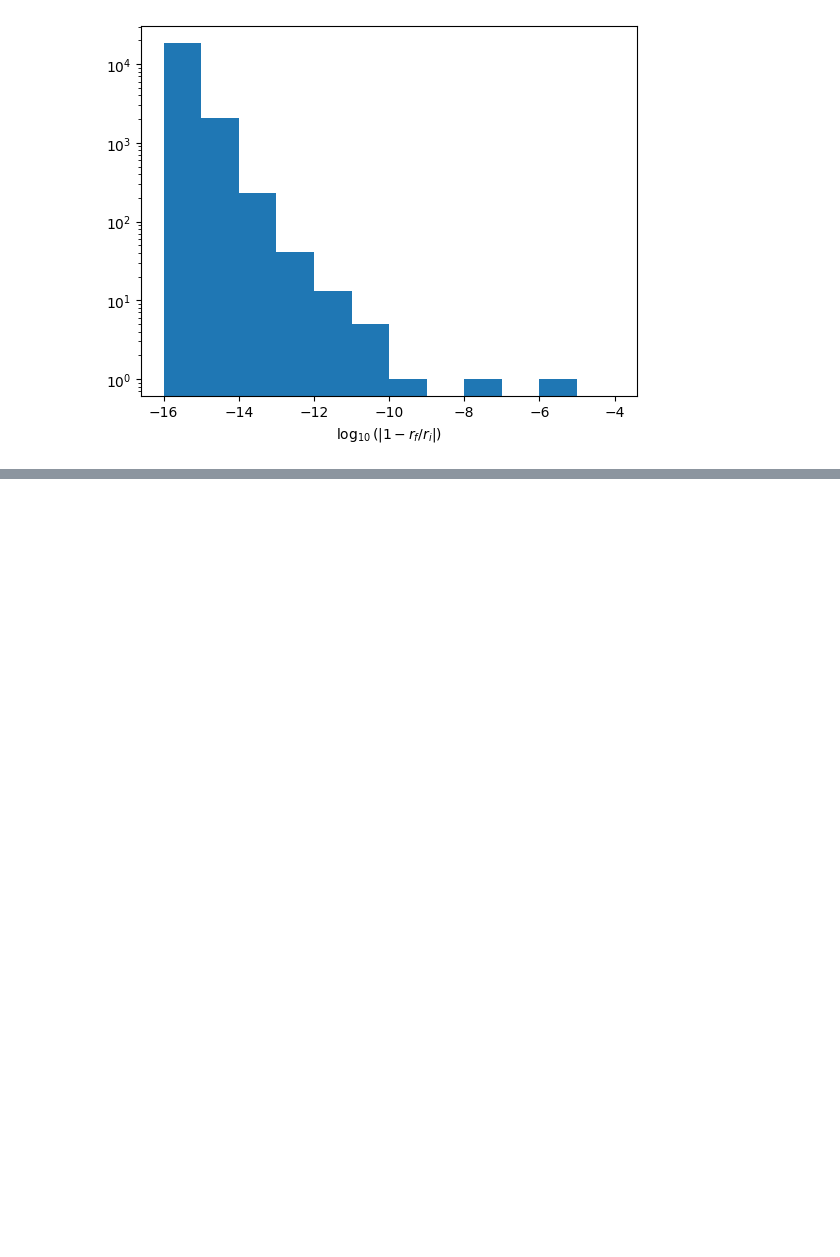
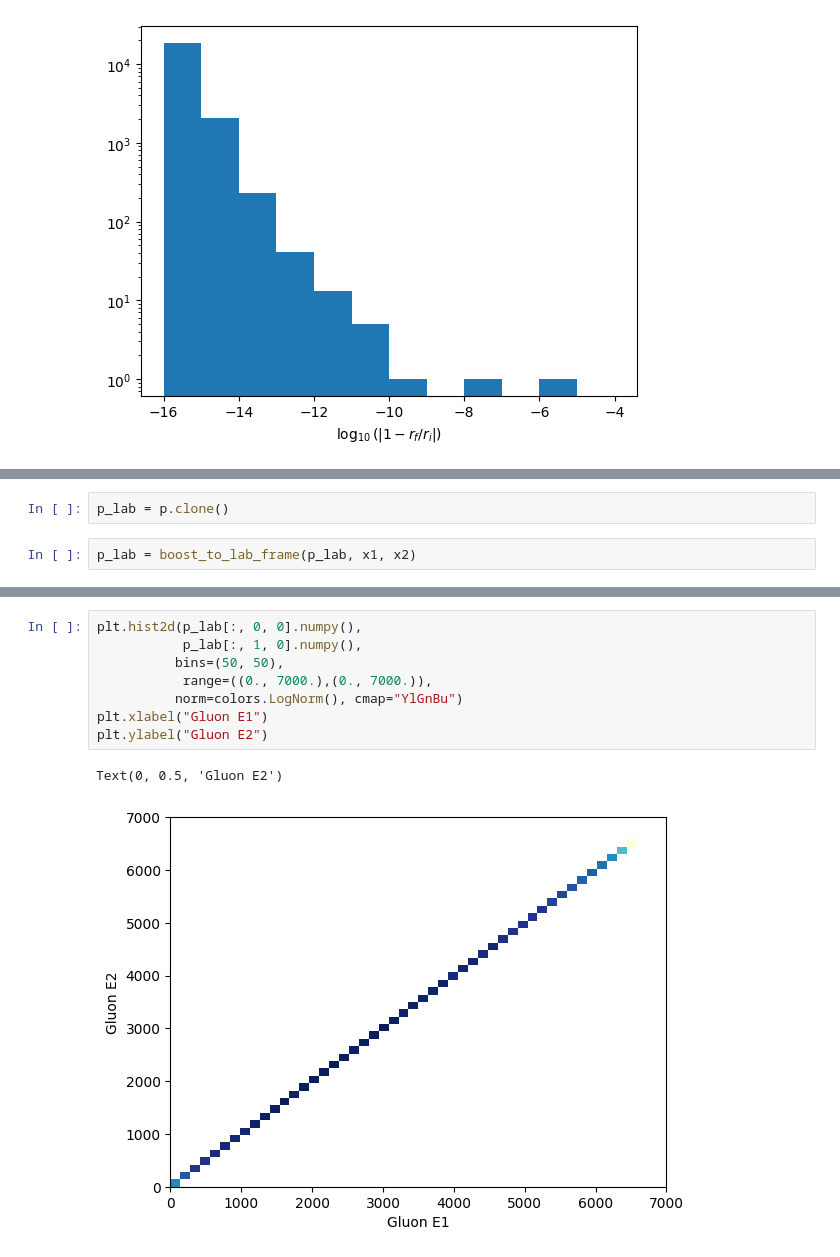
Before and after one commit to valsdav/MEMFlow, a Jupyter notebook: src/memflow/phasespace/RamboTest.ipynb, the cells around one changed output, grey strips where cells are left out. Saved outputs shown, nothing was run; the diff lists cells and outputs as text; blank space fills up the shorter version.

```diff
--- a/src/memflow/phasespace/RamboTest.ipynb
+++ b/src/memflow/phasespace/RamboTest.ipynb
@@ -338,0 +355,4 @@ Text(0.5, 0, '$\\log_{10}(|1- r_f/r_i|)$')
+# %%
+p_lab = p.clone()
+# %%
+p_lab = boost_to_lab_frame(p_lab, x1, x2)
@@ -338,0 +389,11 @@ Text(0.5, 0, '$\\log_{10}(|1- r_f/r_i|)$')
+# %%
+plt.hist2d(p_lab[:, 0, 0].numpy(),
+           p_lab[:, 1, 0].numpy(),
+          bins=(50, 50),
+           range=((0., 7000.),(0., 7000.)),
+          norm=colors.LogNorm(), cmap="YlGnBu")
+plt.xlabel("Gluon E1")
+plt.ylabel("Gluon E2")
+# %% [output]
+Text(0, 0.5, 'Gluon E2')
+[figure, added]
```
Also changed, not shown: parts of 43 cells of this notebook, 5 other files.
